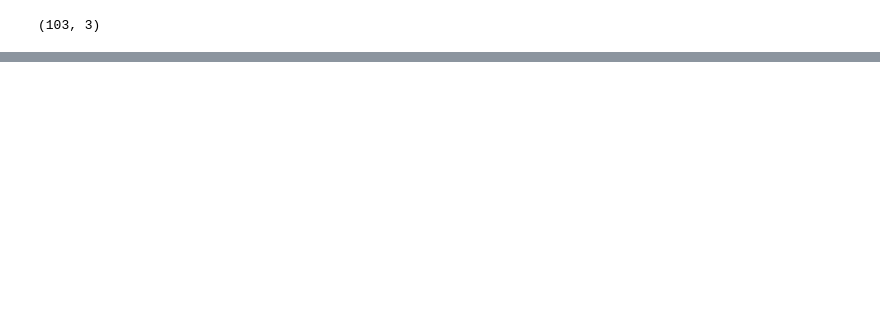
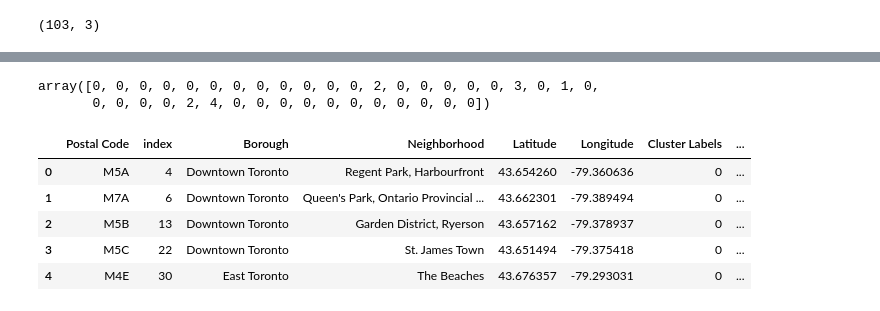
Before and after one commit to IlgizVafin/CapstoneProject, a Jupyter notebook: Segmenting&Clustering.ipynb, the cells around one changed output, grey strips where cells are left out. Saved outputs shown, nothing was run; the diff lists cells and outputs as text; code cells hidden in the pictures; blank space fills up the shorter version.

Commit message:
cluster neighbourhood

```diff
--- a/Segmenting&Clustering.ipynb
+++ b/Segmenting&Clustering.ipynb
@@ -35,0 +188,2 @@ df.shape
+# %%
+toronto_venues = getNearbyVenues(toronto_data['Neighbourhood'], toronto_data['Latitude'], toronto_data['Longitude'])
@@ -35,0 +320,21 @@ df.shape
+# %%
+num_top_venues = 10
+
+indicators = ['st', 'nd', 'rd']
+
+# create columns according to number of top venues
+columns = ['Neighborhood']
+for ind in np.arange(num_top_venues):
+    try:
+        columns.append('{}{} Most Common Venue'.format(ind+1, indicators[ind]))
+    except:
+        columns.append('{}th Most Common Venue'.format(ind+1))
+
+# create a new dataframe
+neighborhoods_venues_sorted = pd.DataFrame(columns=columns)
+neighborhoods_venues_sorted['Neighborhood'] = toronto_grouped['Neighborhood']
+
+for ind in np.arange(toronto_grouped.shape[0]):
+    neighborhoods_venues_sorted.iloc[ind, 1:] = return_most_common_venues(toronto_grouped.iloc[ind, :], num_top_venues)
+
+neighborhoods_venues_sorted.head()
@@ -35,0 +348,32 @@ df.shape
+# %%
+# set number of clusters
+kclusters = 5
+
+toronto_grouped_clustering = toronto_grouped.drop('Neighborhood', 1)
+
+# run k-means clustering
+kmeans = KMeans(n_clusters=kclusters, random_state=0).fit(toronto_grouped_clustering)
+
+# check cluster labels generated for each row in the dataframe
+kmeans.labels_[0:60]
+# %% [output]
+array([0, 0, 0, 0, 0, 0, 0, 0, 0, 0, 0, 0, 2, 0, 0, 0, 0, 0, 3, 0, 1, 0,
+       0, 0, 0, 0, 2, 4, 0, 0, 0, 0, 0, 0, 0, 0, 0, 0, 0])
+# %%
+# add clustering labels
+neighborhoods_venues_sorted.insert(0, 'Cluster Labels', kmeans.labels_)
+
+toronto_merged = toronto_data
+toronto_merged.rename(columns={'Neighbourhood': 'Neighborhood'}, inplace = True)
+
+# merge manhattan_grouped with manhattan_data to add latitude/longitude for each neighborhood
+toronto_merged = toronto_merged.join(neighborhoods_venues_sorted.set_index('Neighborhood'), on='Neighborhood')
+
+toronto_merged.head() # check the last columns!
+# %% [output]
+|  | Postal Code | index | Borough | Neighborhood | Latitude | Longitude | Cluster Labels | ... |
+| 0 | M5A | 4 | Downtown Toronto | Regent Park, Harbourfront | 43.654260 | -79.360636 | 0 | ... |
+| 1 | M7A | 6 | Downtown Toronto | Queen's Park, Ontario Provincial ... | 43.662301 | -79.389494 | 0 | ... |
+| 2 | M5B | 13 | Downtown Toronto | Garden District, Ryerson | 43.657162 | -79.378937 | 0 | ... |
+| 3 | M5C | 22 | Downtown Toronto | St. James Town | 43.651494 | -79.375418 | 0 | ... |
+| 4 | M4E | 30 | East Toronto | The Beaches | 43.676357 | -79.293031 | 0 | ... |
```
Also changed, not shown: parts of 36 cells of this notebook, 1 other file.
